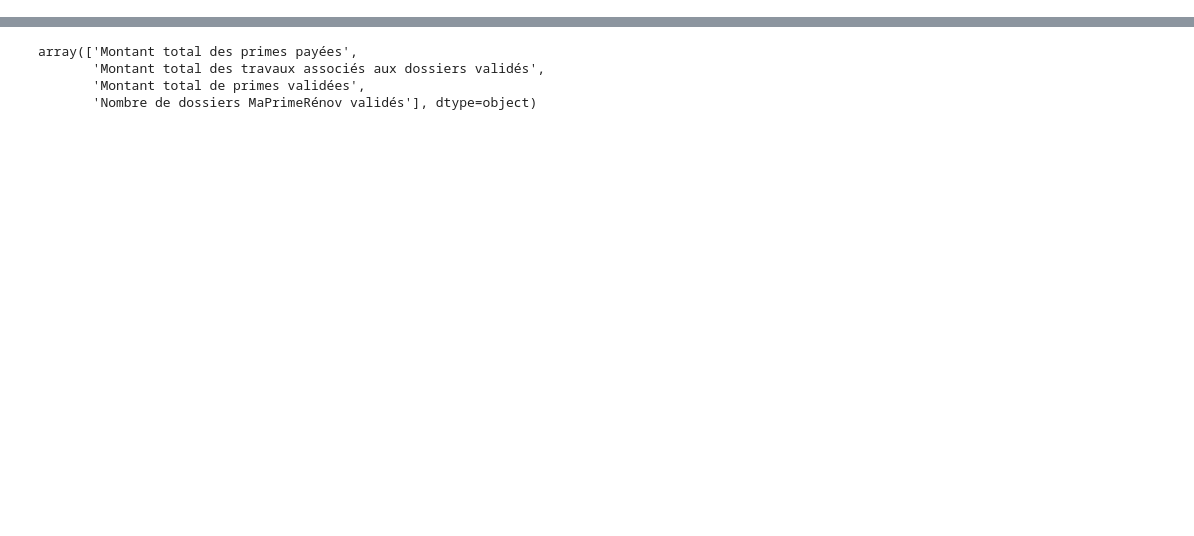
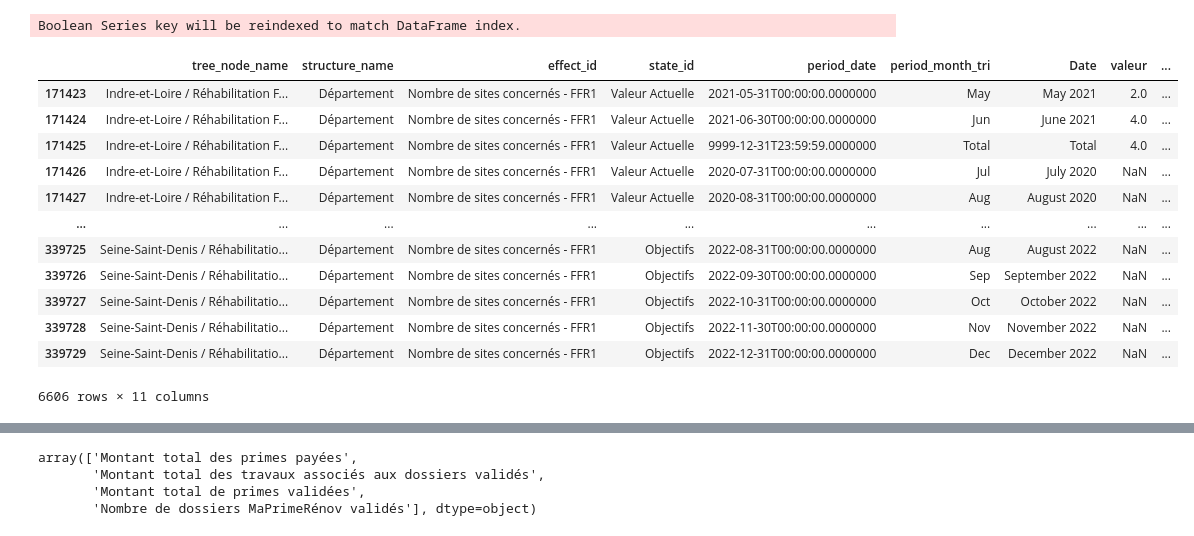
Before and after one commit to 139bercy/propilot2pdf, a Jupyter notebook: chargement_propilot.ipynb, the cells around one changed output, grey strips where cells are left out. Saved outputs shown, nothing was run; the diff lists cells and outputs as text; code cells hidden in the pictures; blank space fills up the shorter version.

```diff
--- a/chargement_propilot.ipynb
+++ b/chargement_propilot.ipynb
@@ -228,3 +229,24 @@ KO - Verdissement des ports - Volume de GES évités - VDP - 2021-07-31T00:00:00
+# %%
+df.tree_node_name.unique()
+df["short_indic"] = df.effect_id.apply(lambda x: x.split("-")[0].strip())
+df["indics"] = df.effect_id.apply(lambda x: x.split("-")[1].strip())
+
+df[df.indics == "FFR1"][df.structure_name == "Département"]
+# %% [output]
+Boolean Series key will be reindexed to match DataFrame index.
+|  | tree_node_name | structure_name | effect_id | state_id | period_date | period_month_tri | Date | valeur | ... |
+| 171423 | Indre-et-Loire / Réhabilitation F... | Département | Nombre de sites concernés - FFR1 | Valeur Actuelle | 2021-05-31T00:00:00.0000000 | May | May 2021 | 2.0 | ... |
+| 171424 | Indre-et-Loire / Réhabilitation F... | Département | Nombre de sites concernés - FFR1 | Valeur Actuelle | 2021-06-30T00:00:00.0000000 | Jun | June 2021 | 4.0 | ... |
+| 171425 | Indre-et-Loire / Réhabilitation F... | Département | Nombre de sites concernés - FFR1 | Valeur Actuelle | 9999-12-31T23:59:59.0000000 | Total | Total | 4.0 | ... |
+| 171426 | Indre-et-Loire / Réhabilitation F... | Département | Nombre de sites concernés - FFR1 | Valeur Actuelle | 2020-07-31T00:00:00.0000000 | Jul | July 2020 | NaN | ... |
+| 171427 | Indre-et-Loire / Réhabilitation F... | Département | Nombre de sites concernés - FFR1 | Valeur Actuelle | 2020-08-31T00:00:00.0000000 | Aug | August 2020 | NaN | ... |
+| ... | ... | ... | ... | ... | ... | ... | ... | ... | ... |
+| 339725 | Seine-Saint-Denis / Réhabilitatio... | Département | Nombre de sites concernés - FFR1 | Objectifs | 2022-08-31T00:00:00.0000000 | Aug | August 2022 | NaN | ... |
+| 339726 | Seine-Saint-Denis / Réhabilitatio... | Département | Nombre de sites concernés - FFR1 | Objectifs | 2022-09-30T00:00:00.0000000 | Sep | September 2022 | NaN | ... |
+| 339727 | Seine-Saint-Denis / Réhabilitatio... | Département | Nombre de sites concernés - FFR1 | Objectifs | 2022-10-31T00:00:00.0000000 | Oct | October 2022 | NaN | ... |
+| 339728 | Seine-Saint-Denis / Réhabilitatio... | Département | Nombre de sites concernés - FFR1 | Objectifs | 2022-11-30T00:00:00.0000000 | Nov | November 2022 | NaN | ... |
+| 339729 | Seine-Saint-Denis / Réhabilitatio... | Département | Nombre de sites concernés - FFR1 | Objectifs | 2022-12-31T00:00:00.0000000 | Dec | December 2022 | NaN | ... |
+6606 rows × 11 columns
 # %%
 df_dep = df.loc[
     (df.structure_name == "Département") &
```
Also changed, not shown: parts of 7 cells of this notebook, 5 other files.
